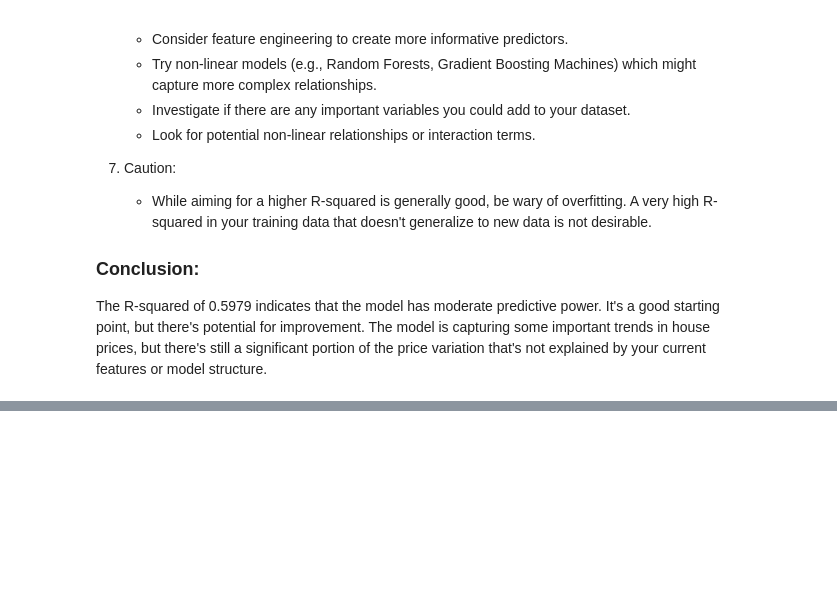
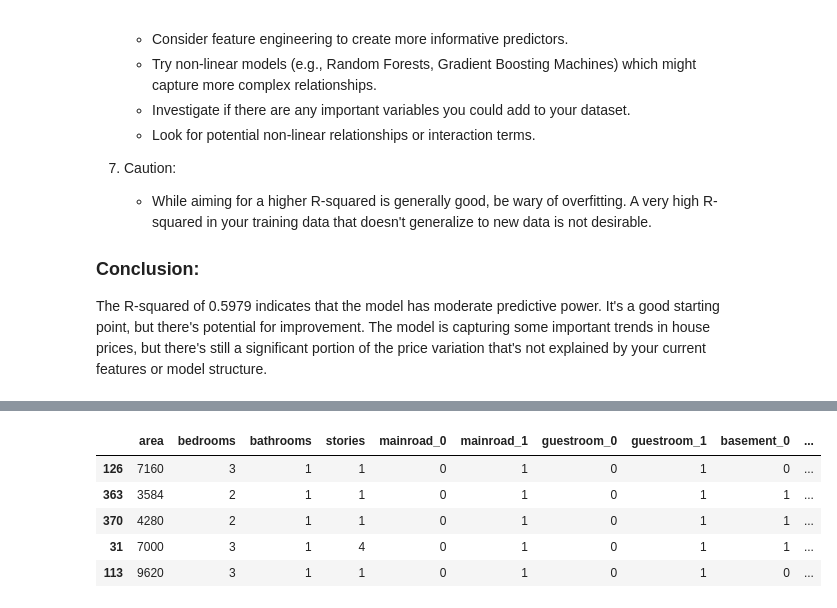
Before and after one commit to mkasulecoder/HousePricePredictor, a Jupyter notebook: house_price_model.ipynb, the cells around one changed output, grey strips where cells are left out. Drawn from its saved outputs; the diff is of its cells as text; code cells hidden in the pictures; blank space fills up the shorter version.

```diff
--- a/house_price_model.ipynb
+++ b/house_price_model.ipynb
@@ -353,0 +427,11 @@ The R-squared of 0.5979 indicates that the model has moderate predictive power.
+# %%
+X_train_encoded = ordinal_encoder.fit_transform(X_train_encoded)
+# %%
+X_train_encoded.head()
+# %% [output]
+|  | area | bedrooms | bathrooms | stories | mainroad_0 | mainroad_1 | guestroom_0 | guestroom_1 | basement_0 | ... |
+| 126 | 7160 | 3 | 1 | 1 | 0 | 1 | 0 | 1 | 0 | ... |
+| 363 | 3584 | 2 | 1 | 1 | 0 | 1 | 0 | 1 | 1 | ... |
+| 370 | 4280 | 2 | 1 | 1 | 0 | 1 | 0 | 1 | 1 | ... |
+| 31 | 7000 | 3 | 1 | 4 | 0 | 1 | 0 | 1 | 1 | ... |
+| 113 | 9620 | 3 | 1 | 1 | 0 | 1 | 0 | 1 | 0 | ... |
```
Also changed, not shown: parts of 22 cells of this notebook.
